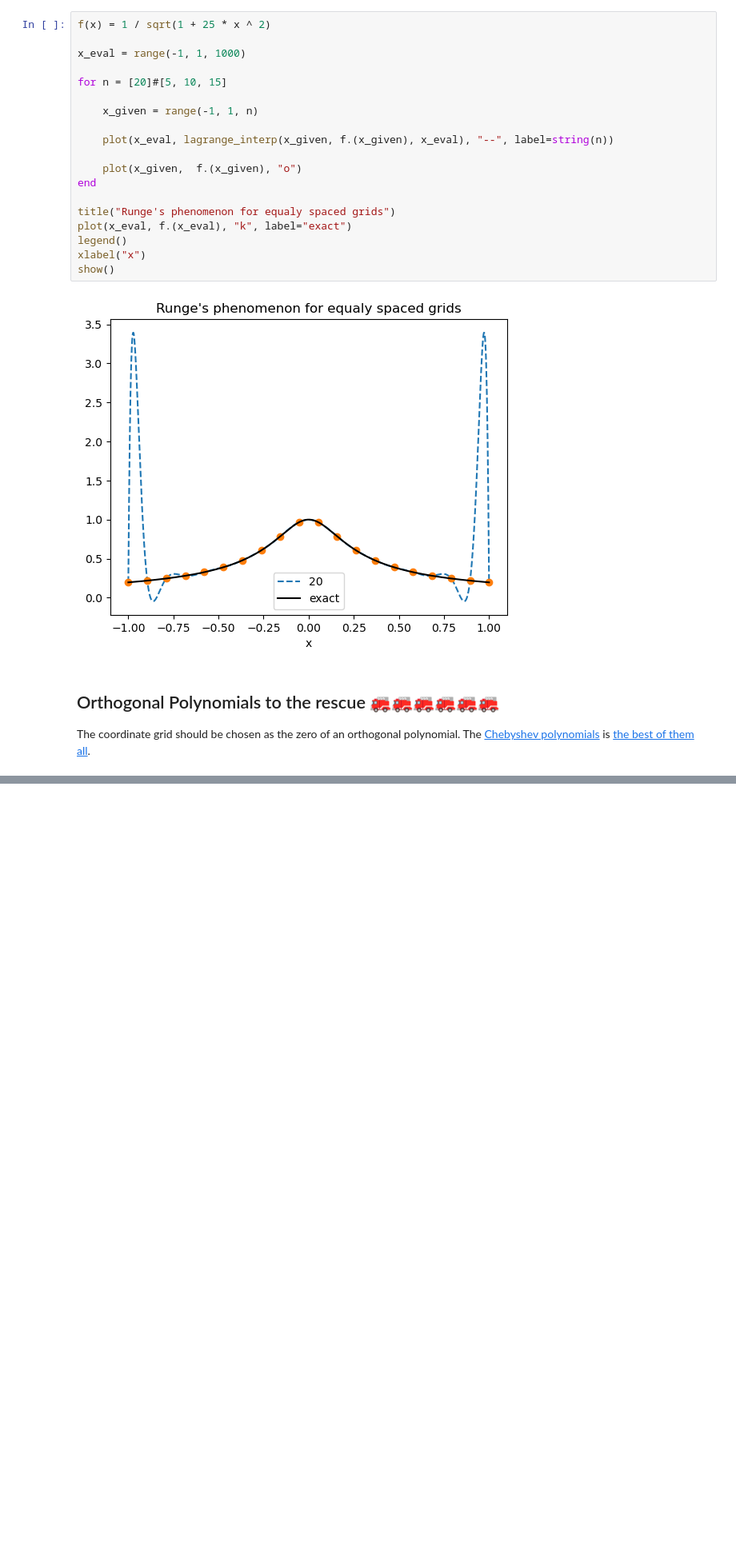
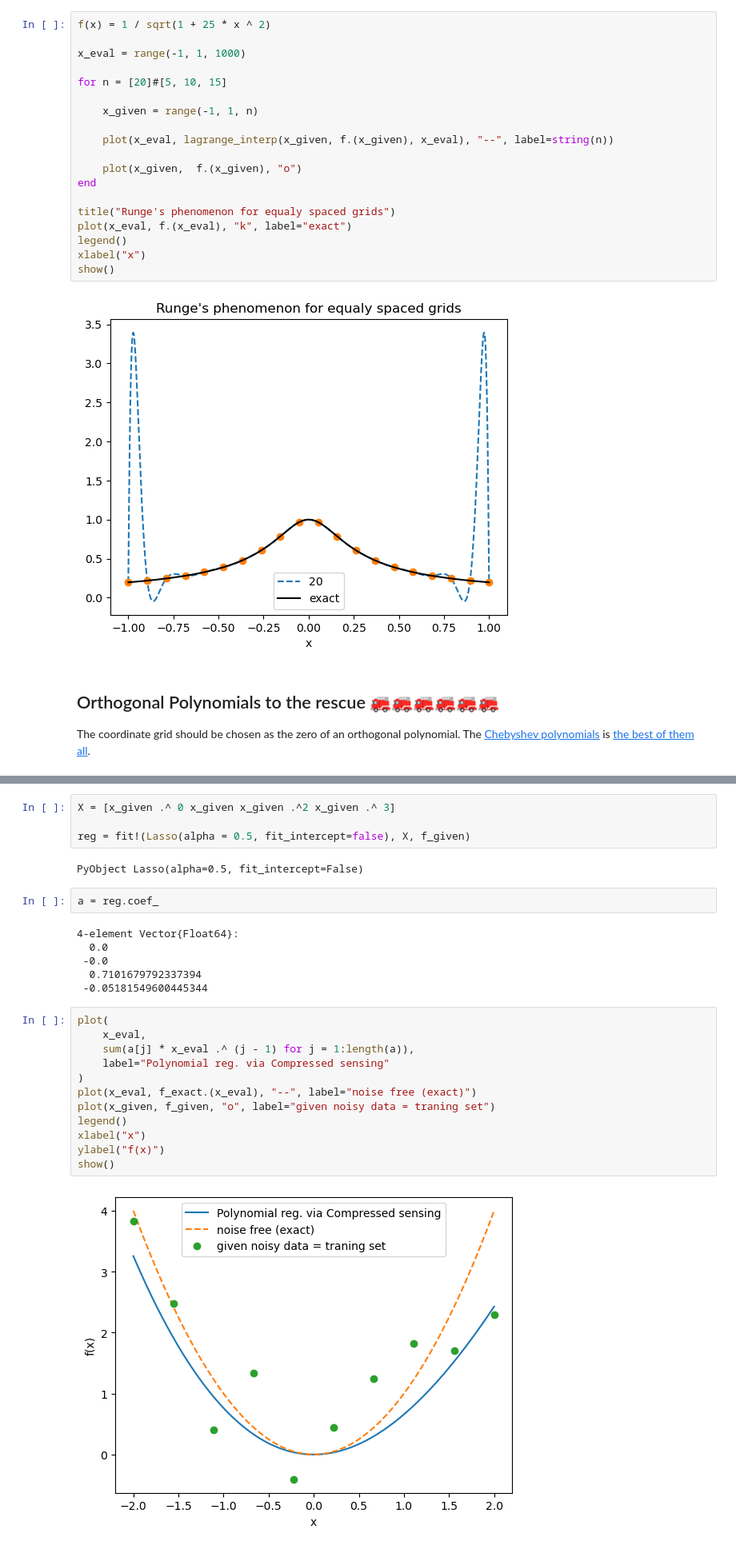
Before and after one commit to tkeegan12/Course_Computational_Physics_and_Engineering, a Jupyter notebook: Module5_Interpolation_and_Curve_fitting.ipynb, the cells around one changed output, grey strips where cells are left out. Shown at 80% size. Saved outputs shown, nothing was run; the diff lists cells and outputs as text; blank space fills up the shorter version.

```diff
--- a/Module5_Interpolation_and_Curve_fitting.ipynb
+++ b/Module5_Interpolation_and_Curve_fitting.ipynb
@@ -295,0 +406,28 @@ show()
+# %%
+X = [x_given .^ 0 x_given x_given .^2 x_given .^ 3]
+
+reg = fit!(Lasso(alpha = 0.5, fit_intercept=false), X, f_given)
+# %% [output]
+PyObject Lasso(alpha=0.5, fit_intercept=False)
+# %%
+a = reg.coef_
+# %% [output]
+4-element Vector{Float64}:
+  0.0
+ -0.0
+  0.7101679792337394
+ -0.05181549600445344
+# %%
+plot(
+    x_eval,
+    sum(a[j] * x_eval .^ (j - 1) for j = 1:length(a)),
+    label="Polynomial reg. via Compressed sensing"
+)
+plot(x_eval, f_exact.(x_eval), "--", label="noise free (exact)")
+plot(x_given, f_given, "o", label="given noisy data = traning set")
+legend()
+xlabel("x")
+ylabel("f(x)")
+show()
+# %% [output]
+[figure, added]
```
Also changed, not shown: parts of 12 cells of this notebook.
